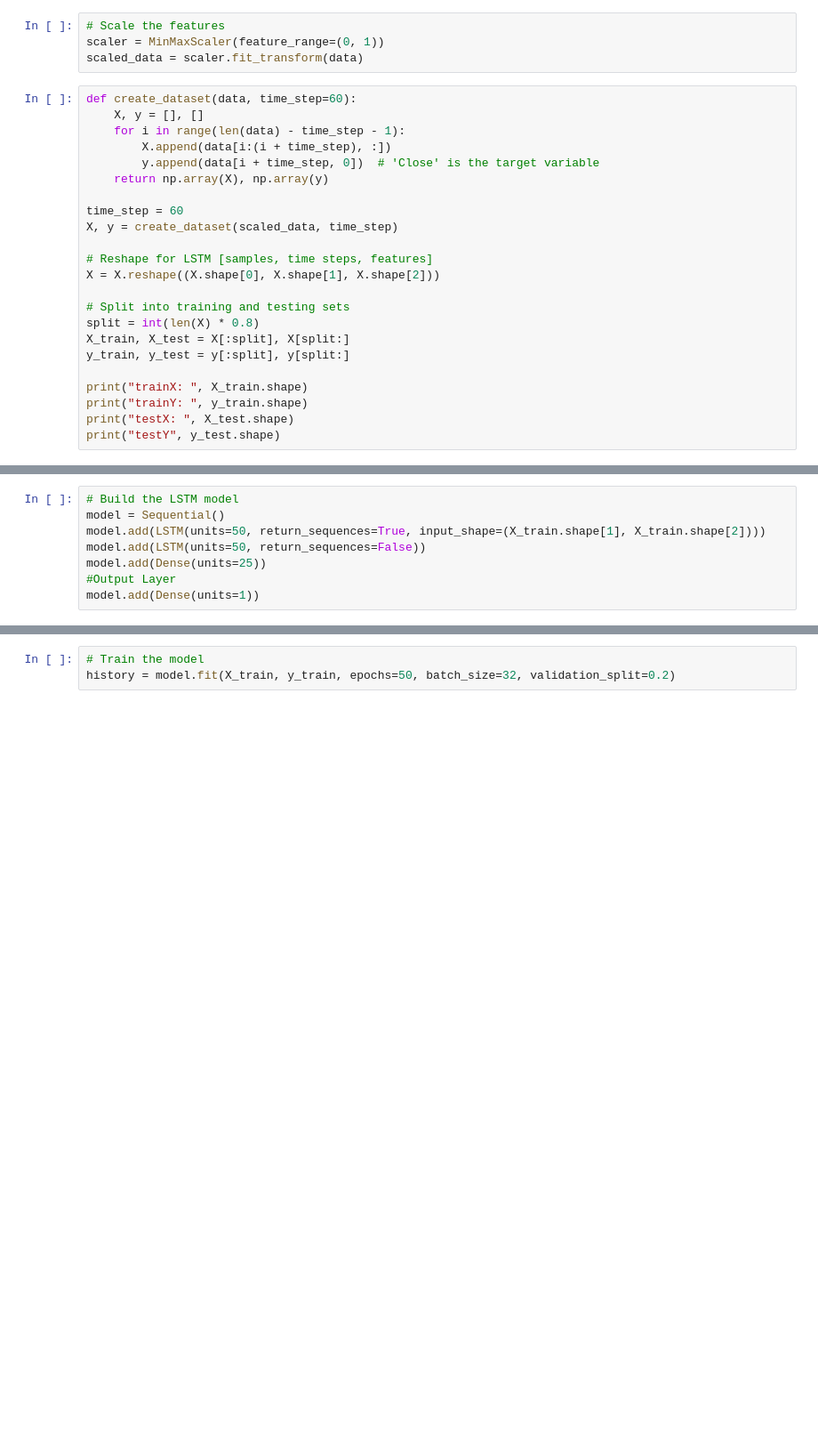
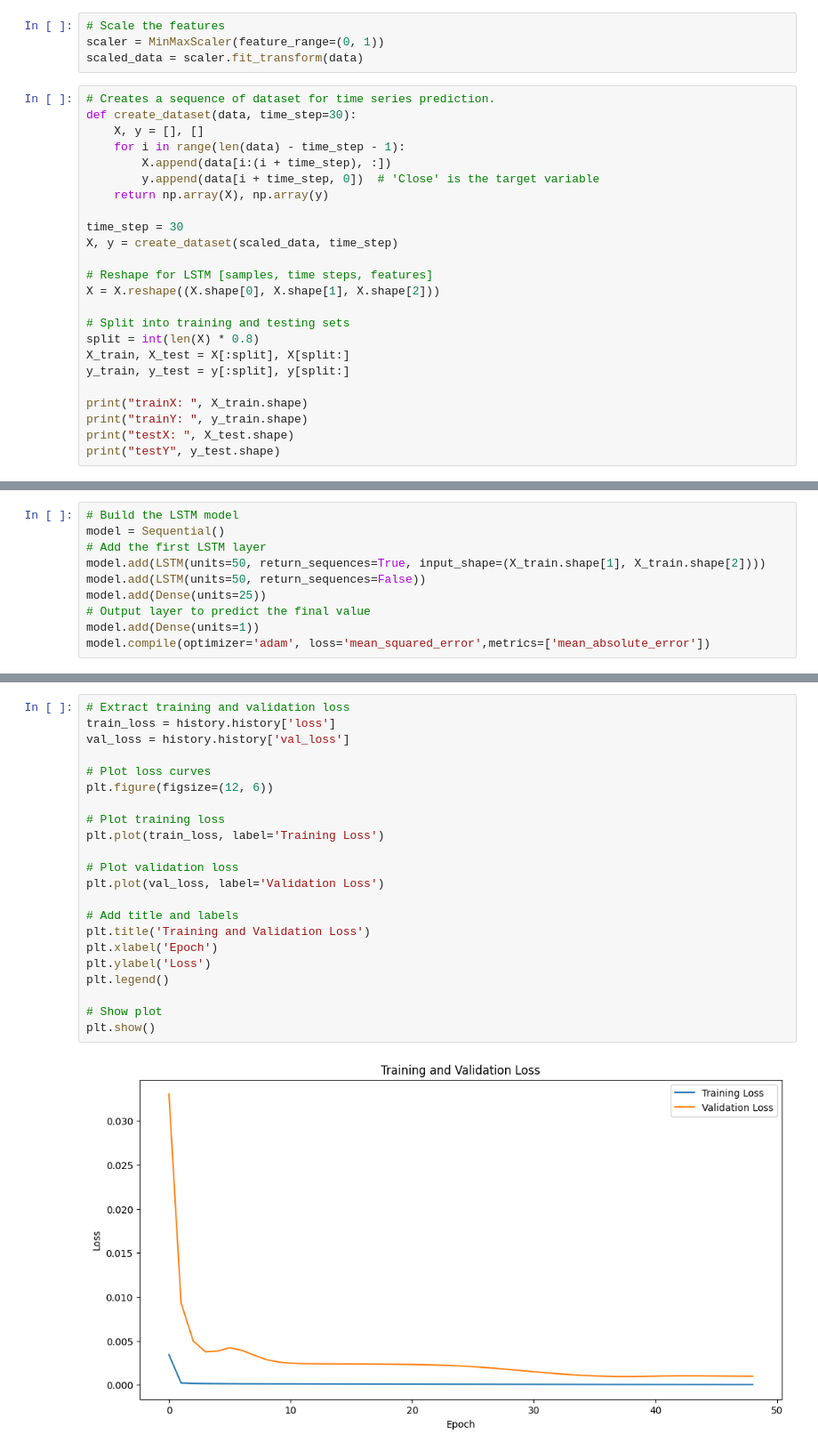
Before and after one commit to Ahmad-Zaman-Khan/Bitcoin-Price-Prediction, a Jupyter notebook: Test-LSTM.ipynb, the cells around one changed output, grey strips where cells are left out. Shown at 89% size. Saved outputs shown, nothing was run; the diff lists cells and outputs as text; blank space fills up the shorter version.

```diff
--- a/Test-LSTM.ipynb
+++ b/Test-LSTM.ipynb
@@ -78,14 +114,15 @@ ax.legend(loc='best', fontsize=12)
 scaler = MinMaxScaler(feature_range=(0, 1))
 scaled_data = scaler.fit_transform(data)
 # %%
-def create_dataset(data, time_step=60):
+# Creates a sequence of dataset for time series prediction.
+def create_dataset(data, time_step=30):
     X, y = [], []
     for i in range(len(data) - time_step - 1):
         X.append(data[i:(i + time_step), :])
         y.append(data[i + time_step, 0])  # 'Close' is the target variable
     return np.array(X), np.array(y)
 
-time_step = 60
+time_step = 30
 X, y = create_dataset(scaled_data, time_step)
 
 # Reshape for LSTM [samples, time steps, features]
@@ -103,9 +145,11 @@ print("testY", y_test.shape)
 # %%
 # Build the LSTM model
 model = Sequential()
+# Add the first LSTM layer
 model.add(LSTM(units=50, return_sequences=True, input_shape=(X_train.shape[1], X_train.shape[2])))
 model.add(LSTM(units=50, return_sequences=False))
 model.add(Dense(units=25))
-#Output Layer
+# Output layer to predict the final value
 model.add(Dense(units=1))
+model.compile(optimizer='adam', loss='mean_squared_error',metrics=['mean_absolute_error'])
 # %%
@@ -114,6 +177,27 @@ model.compile(optimizer='adam', loss='mean_squared_error')
-# %%
-# Train the model
-history = model.fit(X_train, y_train, epochs=50, batch_size=32, validation_split=0.2)
+# %%
+# Extract training and validation loss
+train_loss = history.history['loss']
+val_loss = history.history['val_loss']
+
+# Plot loss curves
+plt.figure(figsize=(12, 6))
+
+# Plot training loss
+plt.plot(train_loss, label='Training Loss')
+
+# Plot validation loss
+plt.plot(val_loss, label='Validation Loss')
+
+# Add title and labels
+plt.title('Training and Validation Loss')
+plt.xlabel('Epoch')
+plt.ylabel('Loss')
+plt.legend()
+
+# Show plot
+plt.show()
+# %% [output]
+[figure, added]
 # %%
 # Predicting the prices
 predictions = model.predict(X_test)
```
Also changed, not shown: parts of 14 cells of this notebook, 1 other file.
